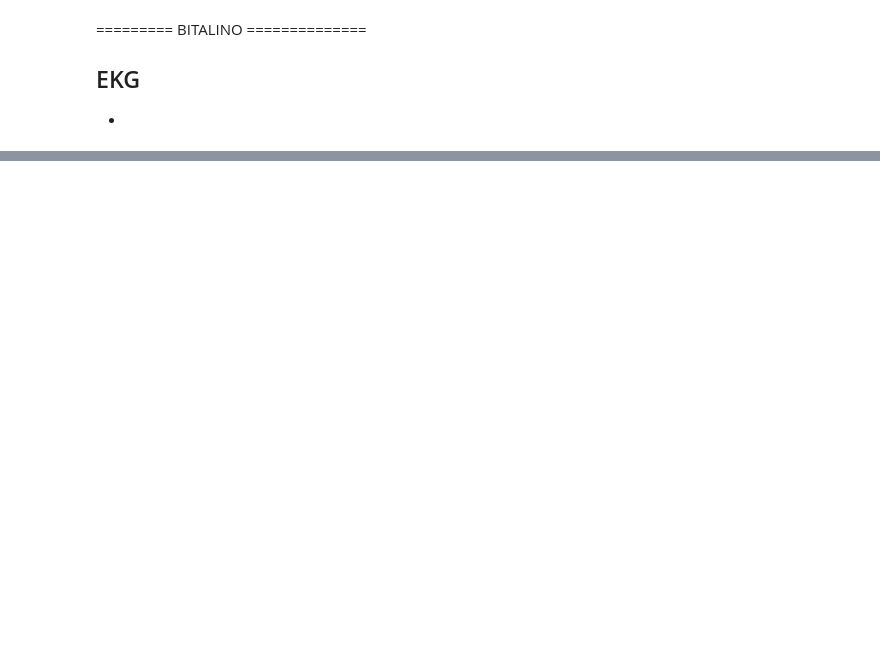
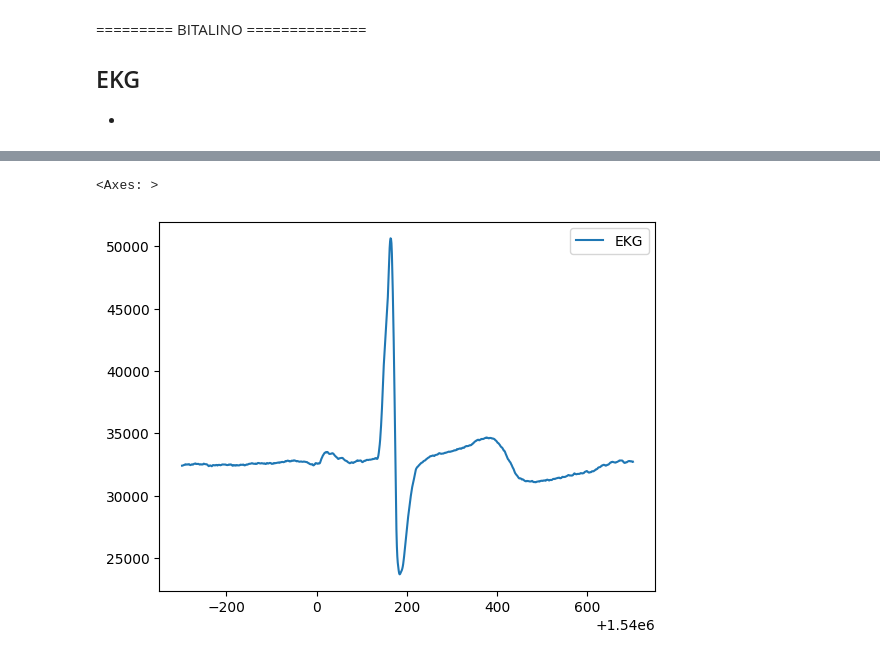
Before and after one commit to dbugajny/Emotion-Recognition, a Jupyter notebook: notebooks/features_sandbox.ipynb, the cells around one changed output, grey strips where cells are left out. Cells and saved outputs as stored; diff of their text form; code cells hidden in the pictures; blank space fills up the shorter version.

```diff
--- a/notebooks/features_sandbox.ipynb
+++ b/notebooks/features_sandbox.ipynb
@@ -127,0 +205,5 @@ import
+# %%
+bitalino.loc[bitalino['image_id'] == 42221].iloc[:1000].plot(y='EKG')
+# %% [output]
+<Axes: >
+[figure, added]
```
Also changed, not shown: parts of 26 cells of this notebook, 1 other file.
